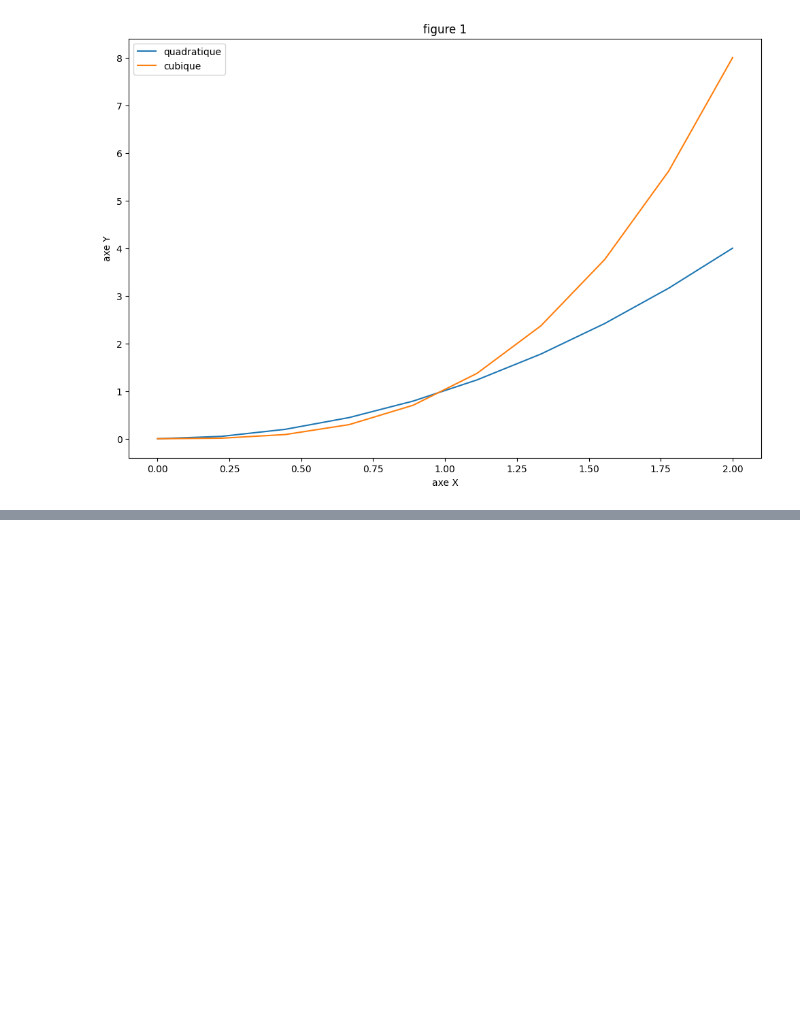
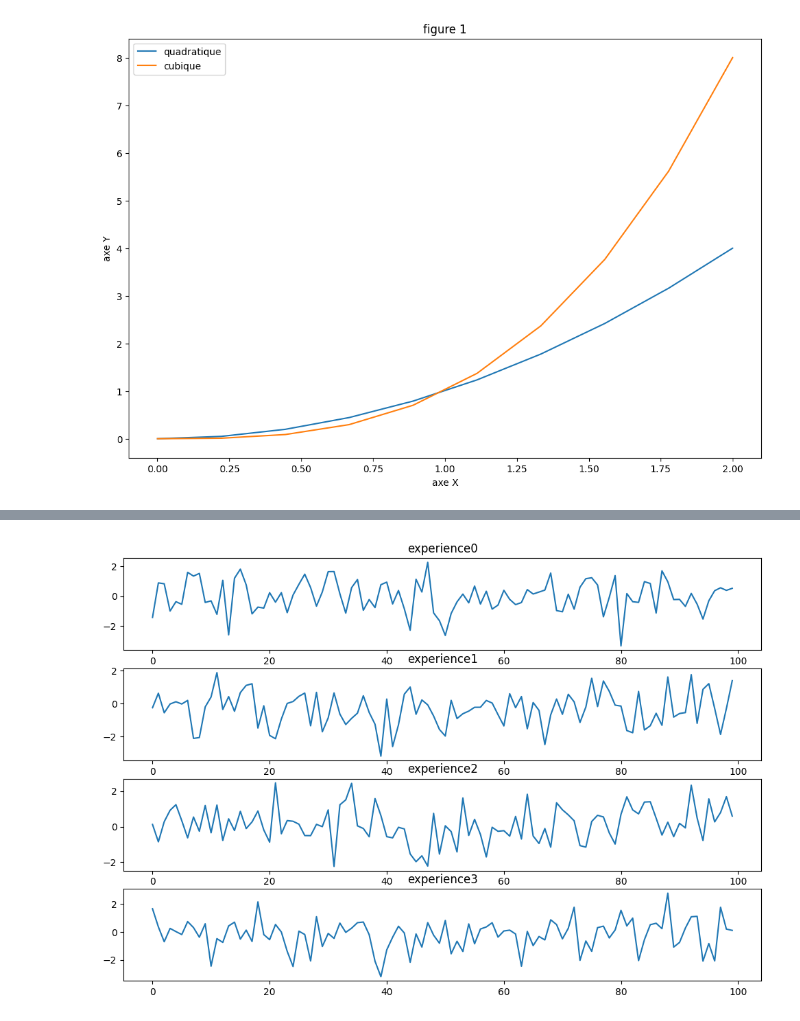
Before and after one commit to marcottemickyncrea/PythonWork, a Jupyter notebook: 07-11-22_python-matplotlib.ipynb, the cells around one changed output, grey strips where cells are left out. Cells and saved outputs as stored; diff of their text form; code cells hidden in the pictures; blank space fills up the shorter version.

```diff
--- a/07-11-22_python-matplotlib.ipynb
+++ b/07-11-22_python-matplotlib.ipynb
@@ -58,0 +131,12 @@ plt.savefig('cycle de vie') #enregistre le fichier sur l'ordi
+# %%
+#correction
+def graphique(data):
+    n = len(data)
+    plt.figure(figsize=(12,8))
+    for k, i in zip(data.keys(), range(1, n+1)):
+        plt.subplot(n, 1, i)
+        plt.plot(data[k])
+        plt.title(k)
+graphique(dataset)
+# %% [output]
+[figure, added]
```
Also changed, not shown: parts of 11 cells of this notebook, 3 other files.
